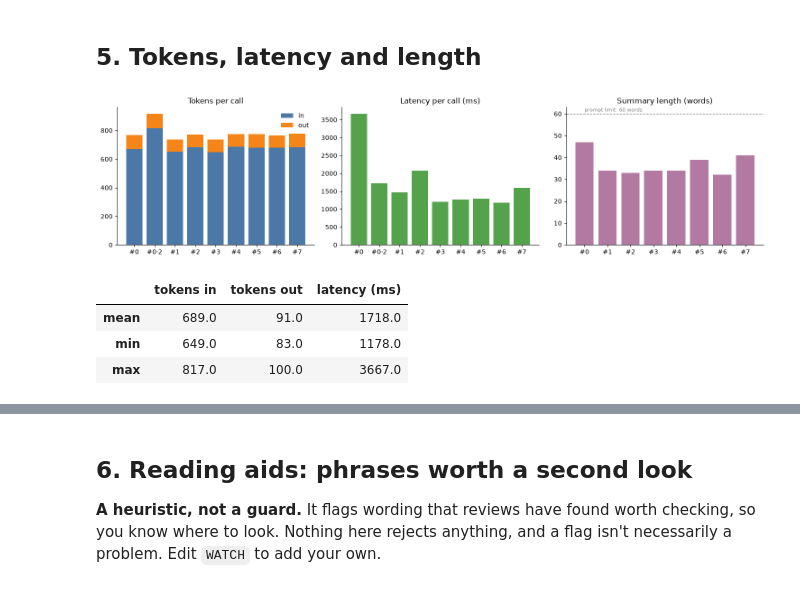
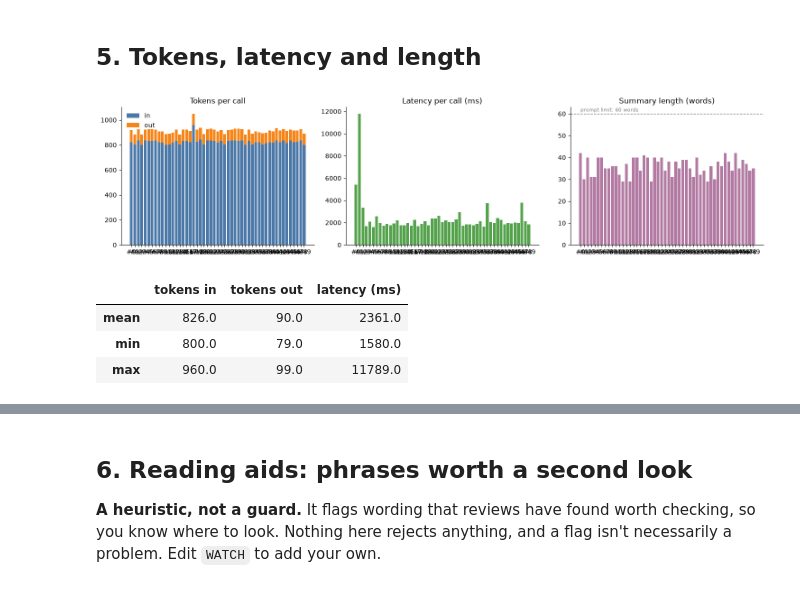
Before and after one commit to faridqul/telco-churn-retention, a Jupyter notebook: LLMcalls.ipynb, the cells around one changed output, grey strips where cells are left out. Drawn from its saved outputs; the diff is of its cells as text; code cells hidden in the pictures.

```diff
--- a/LLMcalls.ipynb
+++ b/LLMcalls.ipynb
@@ -345,39 +353,39 @@ calls = pd.DataFrame([
     for i, r in enumerate(results) for a in r["attempts"]
 ])
 
 fig, axes = plt.subplots(1, 3, figsize=(15, 3.8))
 labels = [f"#{c}" + (f"·{a}" if a > 1 else "") for c, a in zip(calls["customer"], calls["attempt"])]
 
 axes[0].bar(labels, calls["tokens in"], color="#4c78a8", label="in")
 axes[0].bar(labels, calls["tokens out"], bottom=calls["tokens in"], color="#f58518", label="out")
 axes[0].set_title("Tokens per call")
 axes[0].legend(frameon=False)
 
 axes[1].bar(labels, calls["latency (ms)"], color="#54a24b")
 axes[1].set_title("Latency per call (ms)")
 
 words = [len(r["narrative"].split()) if r["narrative"] else 0 for r in results]
 # The word limit each prompt asked for.
-WORD_LIMIT = {"explanation_v2": 60, "explanation_v3": 60}
+WORD_LIMIT = {"explanation_v2": 60, "explanation_v3": 60, "explanation_v5": 60}
 limit = WORD_LIMIT.get(results[0]["prompt_version"])
 axes[2].bar([f"#{i}" for i in range(len(results))], words, color="#b279a2")
 if limit:
     axes[2].axhline(limit, color="grey", linestyle="--", linewidth=1)
     axes[2].text(0, limit + 1, f"prompt limit: {limit} words", fontsize=8, color="grey")
 axes[2].set_title("Summary length (words)")
 
 for ax in axes:
     ax.spines[["top", "right"]].set_visible(False)
 plt.tight_layout()
 plt.show()
 
 calls.describe().loc[["mean", "min", "max"], ["tokens in", "tokens out", "latency (ms)"]].round(0)
 # %% [output]
-[figure, old version]
+[figure, new version]
 |  | tokens in | tokens out | latency (ms) |
-| mean | 689.0 | 91.0 | 1718.0 |
-| min | 649.0 | 83.0 | 1178.0 |
-| max | 817.0 | 100.0 | 3667.0 |
+| mean | 826.0 | 90.0 | 2361.0 |
+| min | 800.0 | 79.0 | 1580.0 |
+| max | 960.0 | 99.0 | 11789.0 |
 # %%
 fig, axes = plt.subplots(1, 2, figsize=(11, 3.4))
 
```
Also changed, not shown: parts of 11 cells of this notebook, 11 other files.
